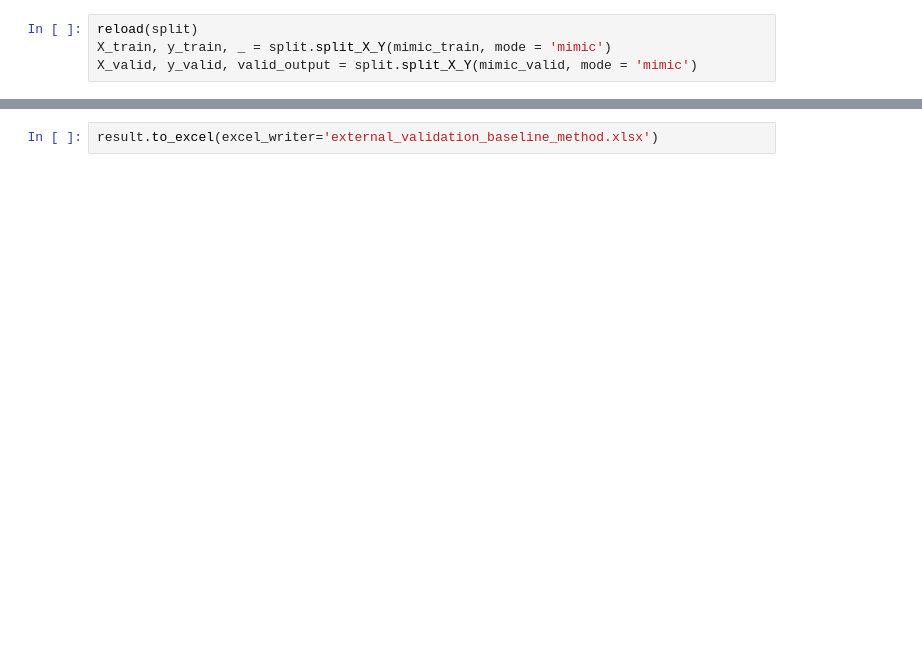
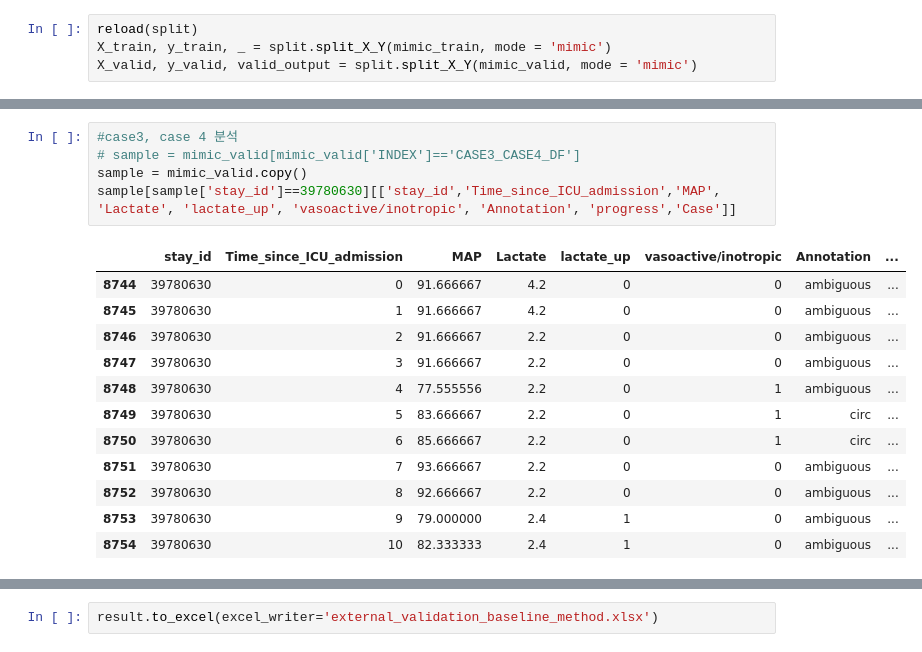
Before and after one commit to Jeong-Eul/CLEAR-Shock, a Jupyter notebook: Experiment(Supervised Learning)/training/Baseline Multiclass.ipynb, the cells around one changed output, grey strips where cells are left out. Drawn from its saved outputs; the diff is of its cells as text; blank space fills up the shorter version.

```diff
--- a/Experiment(Supervised Learning)/training/Baseline Multiclass.ipynb
+++ b/Experiment(Supervised Learning)/training/Baseline Multiclass.ipynb
@@ -171,0 +127,18 @@ models, result = Multiclass_evaluation.create_analysis(eventset, X_train, y_trai
+# %%
+#case3, case 4 분석
+# sample = mimic_valid[mimic_valid['INDEX']=='CASE3_CASE4_DF']
+sample = mimic_valid.copy()
+sample[sample['stay_id']==39780630][['stay_id','Time_since_ICU_admission','MAP', 'Lactate', 'lactate_up', 'vasoactive/inotropic', 'Annotation', 'progress','Case']]
+# %% [output]
+|  | stay_id | Time_since_ICU_admission | MAP | Lactate | lactate_up | vasoactive/inotropic | Annotation | ... |
+| 8744 | 39780630 | 0 | 91.666667 | 4.2 | 0 | 0 | ambiguous | ... |
+| 8745 | 39780630 | 1 | 91.666667 | 4.2 | 0 | 0 | ambiguous | ... |
+| 8746 | 39780630 | 2 | 91.666667 | 2.2 | 0 | 0 | ambiguous | ... |
+| 8747 | 39780630 | 3 | 91.666667 | 2.2 | 0 | 0 | ambiguous | ... |
+| 8748 | 39780630 | 4 | 77.555556 | 2.2 | 0 | 1 | ambiguous | ... |
+| 8749 | 39780630 | 5 | 83.666667 | 2.2 | 0 | 1 | circ | ... |
+| 8750 | 39780630 | 6 | 85.666667 | 2.2 | 0 | 1 | circ | ... |
+| 8751 | 39780630 | 7 | 93.666667 | 2.2 | 0 | 0 | ambiguous | ... |
+| 8752 | 39780630 | 8 | 92.666667 | 2.2 | 0 | 0 | ambiguous | ... |
+| 8753 | 39780630 | 9 | 79.000000 | 2.4 | 1 | 0 | ambiguous | ... |
+| 8754 | 39780630 | 10 | 82.333333 | 2.4 | 1 | 0 | ambiguous | ... |
```
Also changed, not shown: parts of 19 cells of this notebook, 10 other files.
